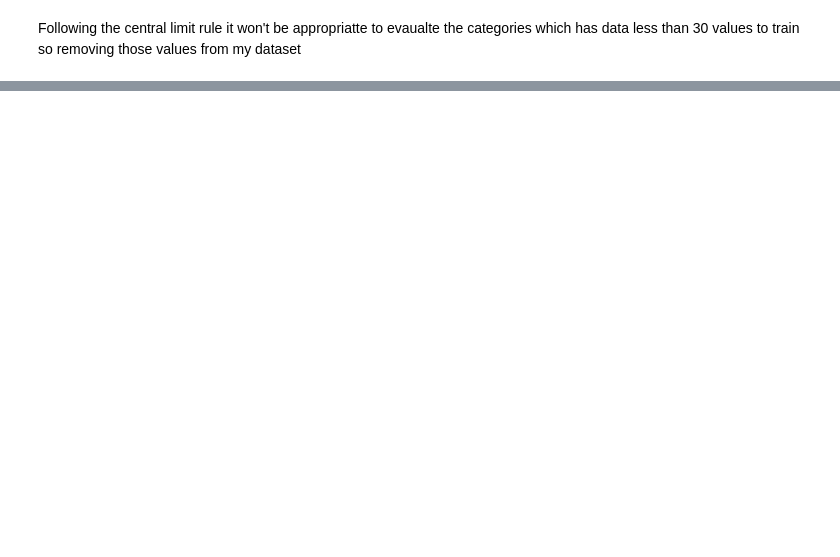
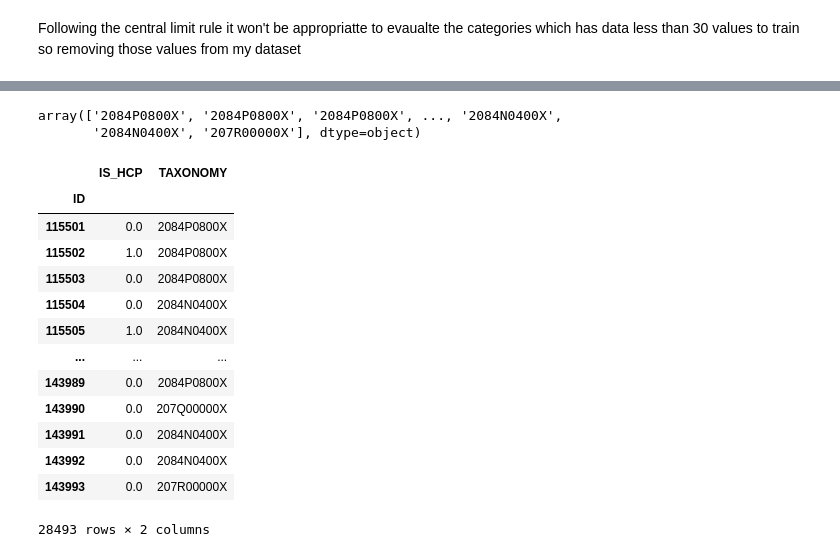
Before and after one commit to snehajha-coder/Identifying_Healthcare_Professionals, a Jupyter notebook: project.ipynb, the cells around one changed output, grey strips where cells are left out. Drawn from its saved outputs; the diff is of its cells as text; code cells hidden in the pictures; blank space fills up the shorter version.

```diff
--- a/project.ipynb
+++ b/project.ipynb
@@ -719,0 +733,20 @@ Y = data_tax['TAXONOMY']
+# %%
+from sklearn.ensemble import RandomForestClassifier
+from sklearn.model_selection import train_test_split
+from sklearn.metrics import classification_report
+
+# Split the data into training and testing sets
+X_train, X_test, y_train, y_test = train_test_split(X, Y, test_size=0.2 ,random_state=2)
+
+# Create a Random Forest classifier
+rf_classifier = RandomForestClassifier(max_features='log2',n_jobs=-1,verbose=1,max_depth=1678)
+
+# Train the classifier on the training data
+rf_classifier.fit(X_train, y_train)
+
+# Make predictions on the test data
+y_pred = rf_classifier.predict(X_test)
+
+# Evaluate the classifier's performance
+accuracy = accuracy_score(y_test, y_pred)
+print(accuracy)
@@ -719,0 +761,2 @@ Y = data_tax['TAXONOMY']
+# %%
+y_pred_tax_test = rf_classifier.predict(data_test)
@@ -719,0 +767,25 @@ Y = data_tax['TAXONOMY']
+# %%
+y_pred_tax_test
+# %% [output]
+array(['2084P0800X', '2084P0800X', '2084P0800X', ..., '2084N0400X',
+       '2084N0400X', '207R00000X'], dtype=object)
+# %%
+
+predictions_df_withtax = pd.DataFrame({'IS_HCP': Y_pred_test, 'TAXONOMY': y_pred_tax_test}, index=data_test.index)
+# %%
+predictions_df_withtax
+# %% [output]
+|  | IS_HCP | TAXONOMY |
+| ID |  |  |
+| 115501 | 0.0 | 2084P0800X |
+| 115502 | 1.0 | 2084P0800X |
+| 115503 | 0.0 | 2084P0800X |
+| 115504 | 0.0 | 2084N0400X |
+| 115505 | 1.0 | 2084N0400X |
+| ... | ... | ... |
+| 143989 | 0.0 | 2084P0800X |
+| 143990 | 0.0 | 207Q00000X |
+| 143991 | 0.0 | 2084N0400X |
+| 143992 | 0.0 | 2084N0400X |
+| 143993 | 0.0 | 207R00000X |
+28493 rows × 2 columns
```
Also changed, not shown: parts of 21 cells of this notebook.
